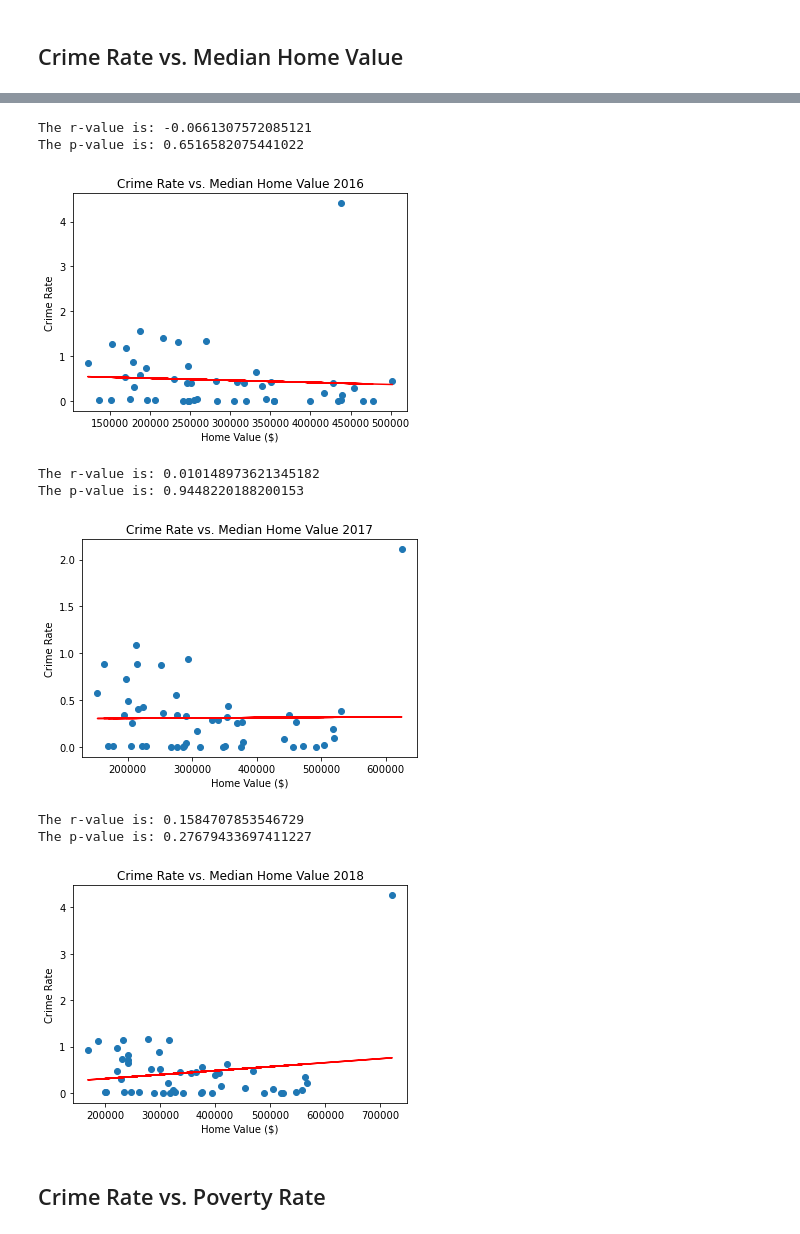
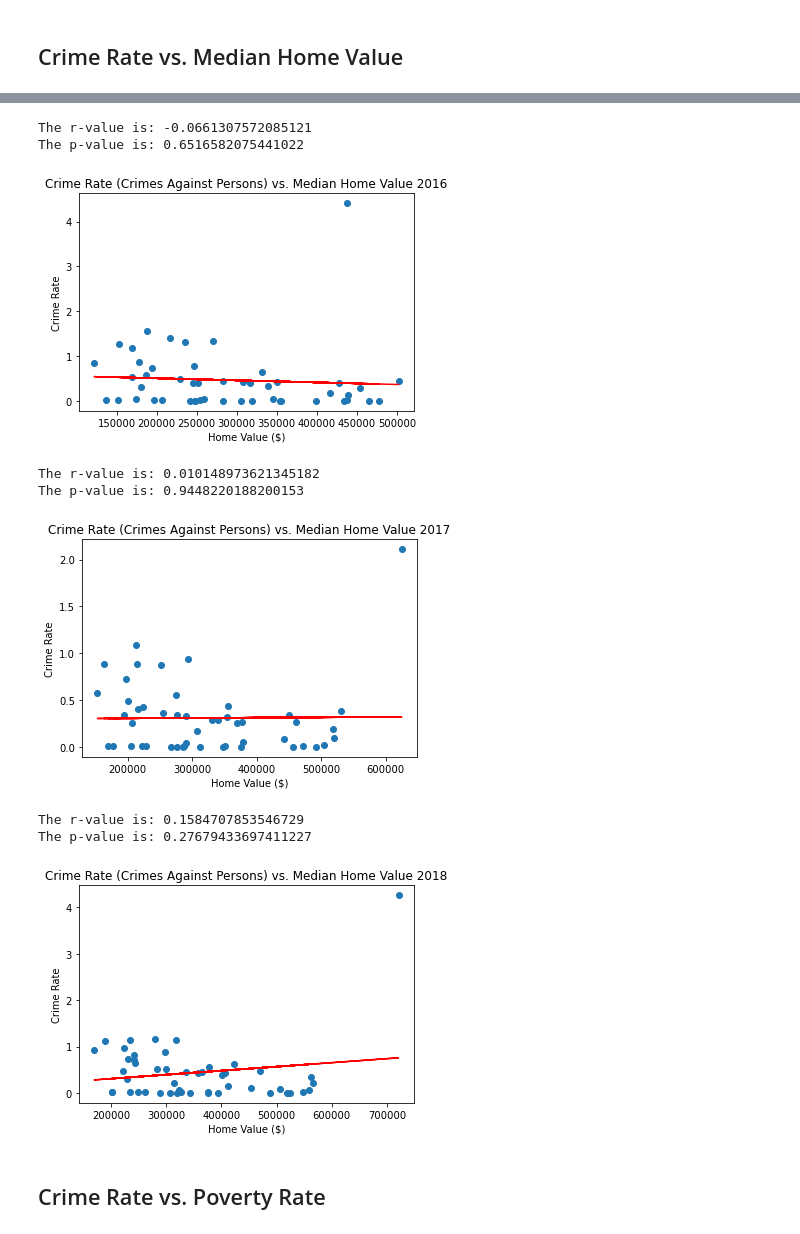
Before and after one commit to sean-galloway/Crime_and_Poverty, a Jupyter notebook: ScatterRegress_CrimeRate_HV_PV.ipynb, the cells around one changed output, grey strips where cells are left out. Drawn from its saved outputs; the diff is of its cells as text; code cells hidden in the pictures.

```diff
--- a/ScatterRegress_CrimeRate_HV_PV.ipynb
+++ b/ScatterRegress_CrimeRate_HV_PV.ipynb
@@ -56,21 +56,21 @@ The p-value is: 0.65774785754497
 # %%
-plot_linear_regression(mp_df["2016"]["Median Home Value"], mp_df["2016"]["Crime Rate"], "Home Value ($)", "Crime Rate", "Crime Rate vs. Median Home Value 2016", "./Images/cvh2016.png")
+plot_linear_regression(mp_df["2016"]["Median Home Value"], mp_df["2016"]["Crime Rate"], "Home Value ($)", "Crime Rate", "Crime Rate (Crimes Against Persons) vs. Median Home Value 2016", "./Images/cvh2016.png")
 # %% [output]
 The r-value is: -0.0661307572085121
 The p-value is: 0.6516582075441022
-[figure, old version]
+[figure, new version]
 # %%
-plot_linear_regression(mp_df["2017"]["Median Home Value"], mp_df["2017"]["Crime Rate"], "Home Value ($)", "Crime Rate", "Crime Rate vs. Median Home Value 2017", "./Images/cvh2017.png")
+plot_linear_regression(mp_df["2017"]["Median Home Value"], mp_df["2017"]["Crime Rate"], "Home Value ($)", "Crime Rate", "Crime Rate (Crimes Against Persons) vs. Median Home Value 2017", "./Images/cvh2017.png")
 # %% [output]
 The r-value is: 0.010148973621345182
 The p-value is: 0.9448220188200153
-[figure, old version]
+[figure, new version]
 # %%
-plot_linear_regression(mp_df["2018"]["Median Home Value"], mp_df["2018"]["Crime Rate"], "Home Value ($)", "Crime Rate", "Crime Rate vs. Median Home Value 2018", "./Images/cvh2018.png")
+plot_linear_regression(mp_df["2018"]["Median Home Value"], mp_df["2018"]["Crime Rate"], "Home Value ($)", "Crime Rate", "Crime Rate (Crimes Against Persons) vs. Median Home Value 2018", "./Images/cvh2018.png")
 # %% [output]
 The r-value is: 0.1584707853546729
 The p-value is: 0.27679433697411227
-[figure, old version]
+[figure, new version]
 # %% [markdown]
 ## Crime Rate vs. Poverty Rate
 # %%
```
Also changed, not shown: parts of 7 cells of this notebook, 10 other files.
